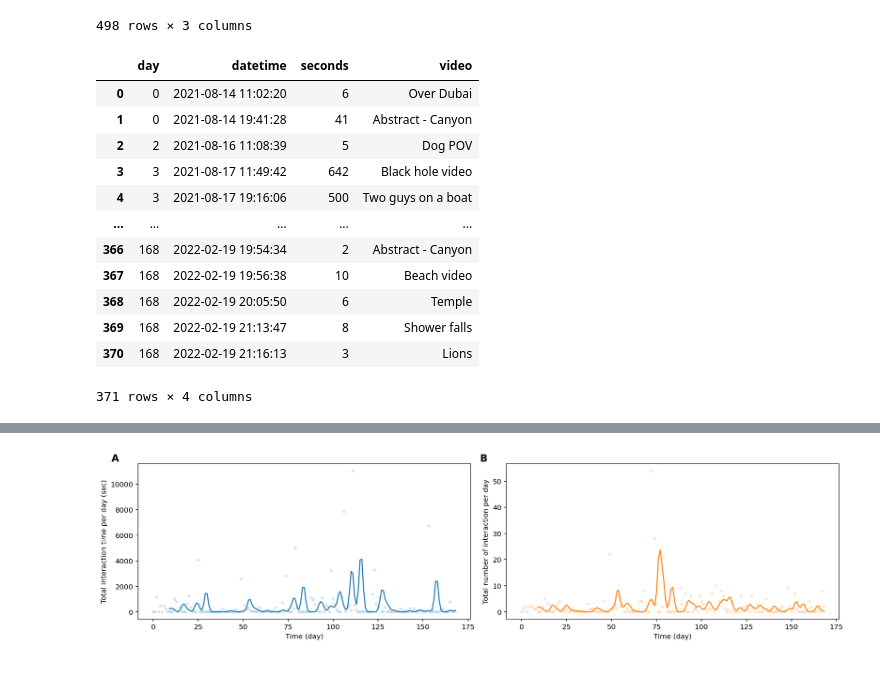
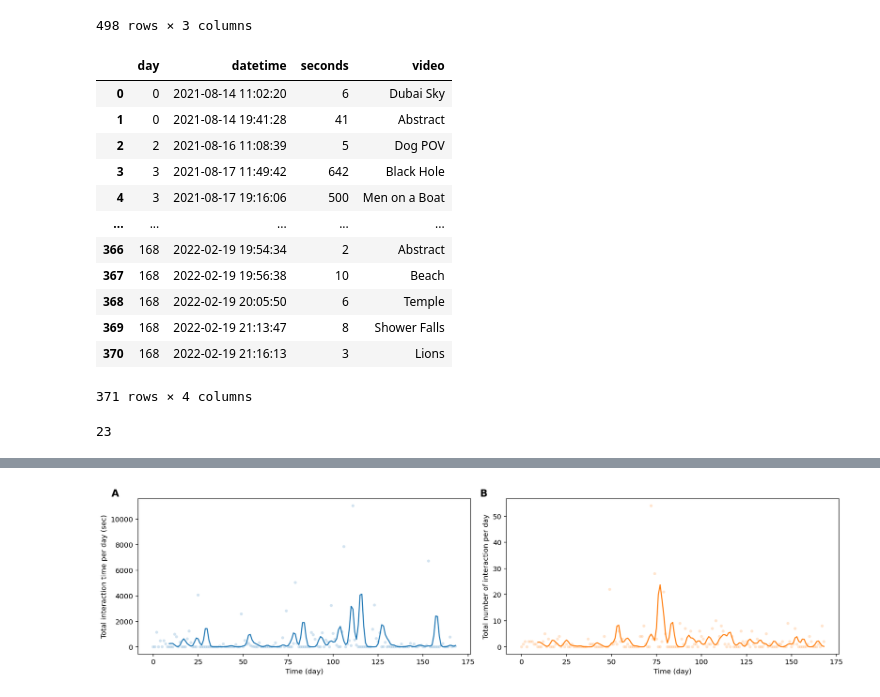
Before and after one commit to AurelienNioche/DoggyVision, a Jupyter notebook: main.ipynb, the cells around one changed output, grey strips where cells are left out. Saved outputs shown, nothing was run; the diff lists cells and outputs as text; code cells hidden in the pictures.

```diff
--- a/main.ipynb
+++ b/main.ipynb
@@ -53,31 +54,53 @@ SINGLE_number_interaction_per_day[series.index] = series.to_numpy()
 # %%
 df = pd.read_csv("data/data.csv")
 df = df.drop(df[df.time == "/"].index)
 df = df.drop(df[df.video == "/"].index)
 df = df.dropna()
 df['date'] = pd.to_datetime(df['date'].apply(str)+' '+ df['time'], format="%d/%m/%Y %H:%M:%S")
 df.rename(columns={"date": "datetime"}, inplace=True)
 df.drop("time", inplace=True, axis=1)
 df.sort_values(by="datetime", inplace=True)
 df.reset_index(inplace=True, drop=True)
 # df.date = pd.to_datetime(df.date, infer_datetime_format=True)
 # df.time = pd.to_datetime(df.time, infer_datetime_format=True).apply(lambda x: x.time())
 df.seconds = pd.to_numeric(df.seconds)
 df['day'] = pd.to_numeric(df['day']) - 1
 # first_date = df.datetime.sort_values().iloc[0] # .date()
 # df['day'] = df.datetime.apply(lambda x: x - first_date).dt.days
+df.replace({
+    "Over Dubai": "Dubai Sky",
+    "Abstract - Canyon": "Abstract",
+    "Black hole video": "Black Hole",
+    "Dog shelter": "Dog Shelter",
+    "Two guys on a boat": "Men on a Boat",
+    "Nature sounds": "Nature",
+    "Dolphins playing": "Dolphins Playing",
+    "Beach video": "Beach",
+    "Sea video": "Sea",
+    "Dog sled": "Dog Sled",
+    "Shower falls": "Shower Falls",
+    "Angel falls": "Angel Falls",
+    "Blue whale": "Blue Whale",
+    "London park": "London Park",
+    "Flying into the sky": "Sky"
+}, inplace=True)
 df
 # %% [output]
 |  | day | datetime | seconds | video |
-| 0 | 0 | 2021-08-14 11:02:20 | 6 | Over Dubai |
-| 1 | 0 | 2021-08-14 19:41:28 | 41 | Abstract - Canyon |
+| 0 | 0 | 2021-08-14 11:02:20 | 6 | Dubai Sky |
+| 1 | 0 | 2021-08-14 19:41:28 | 41 | Abstract |
 | 2 | 2 | 2021-08-16 11:08:39 | 5 | Dog POV |
-| 3 | 3 | 2021-08-17 11:49:42 | 642 | Black hole video |
-| 4 | 3 | 2021-08-17 19:16:06 | 500 | Two guys on a boat |
+| 3 | 3 | 2021-08-17 11:49:42 | 642 | Black Hole |
+| 4 | 3 | 2021-08-17 19:16:06 | 500 | Men on a Boat |
 | ... | ... | ... | ... | ... |
-| 366 | 168 | 2022-02-19 19:54:34 | 2 | Abstract - Canyon |
-| 367 | 168 | 2022-02-19 19:56:38 | 10 | Beach video |
+| 366 | 168 | 2022-02-19 19:54:34 | 2 | Abstract |
+| 367 | 168 | 2022-02-19 19:56:38 | 10 | Beach |
 | 368 | 168 | 2022-02-19 20:05:50 | 6 | Temple |
-| 369 | 168 | 2022-02-19 21:13:47 | 8 | Shower falls |
+| 369 | 168 | 2022-02-19 21:13:47 | 8 | Shower Falls |
 | 370 | 168 | 2022-02-19 21:16:13 | 3 | Lions |
 371 rows × 4 columns
+# %%
+n_video = len(df.video.unique())
+n_video
+# %% [output]
+23
```
Also changed, not shown: parts of 11 cells of this notebook, 2 other files.
